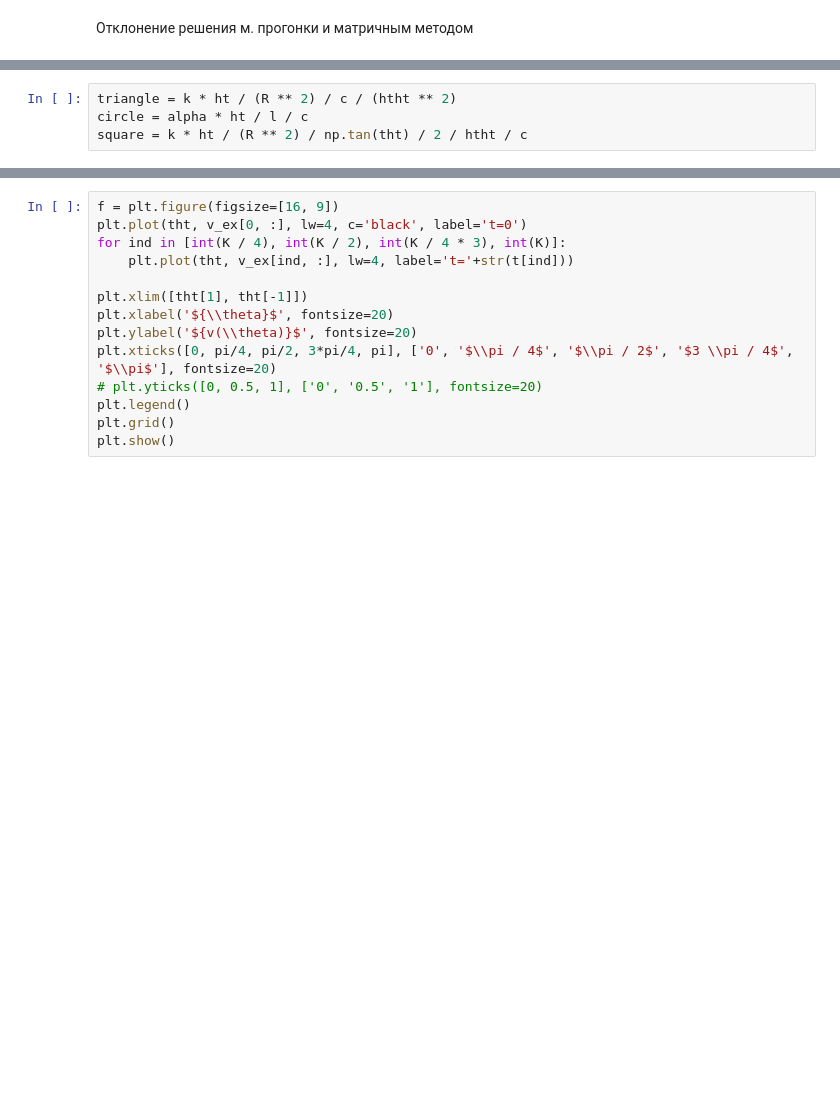
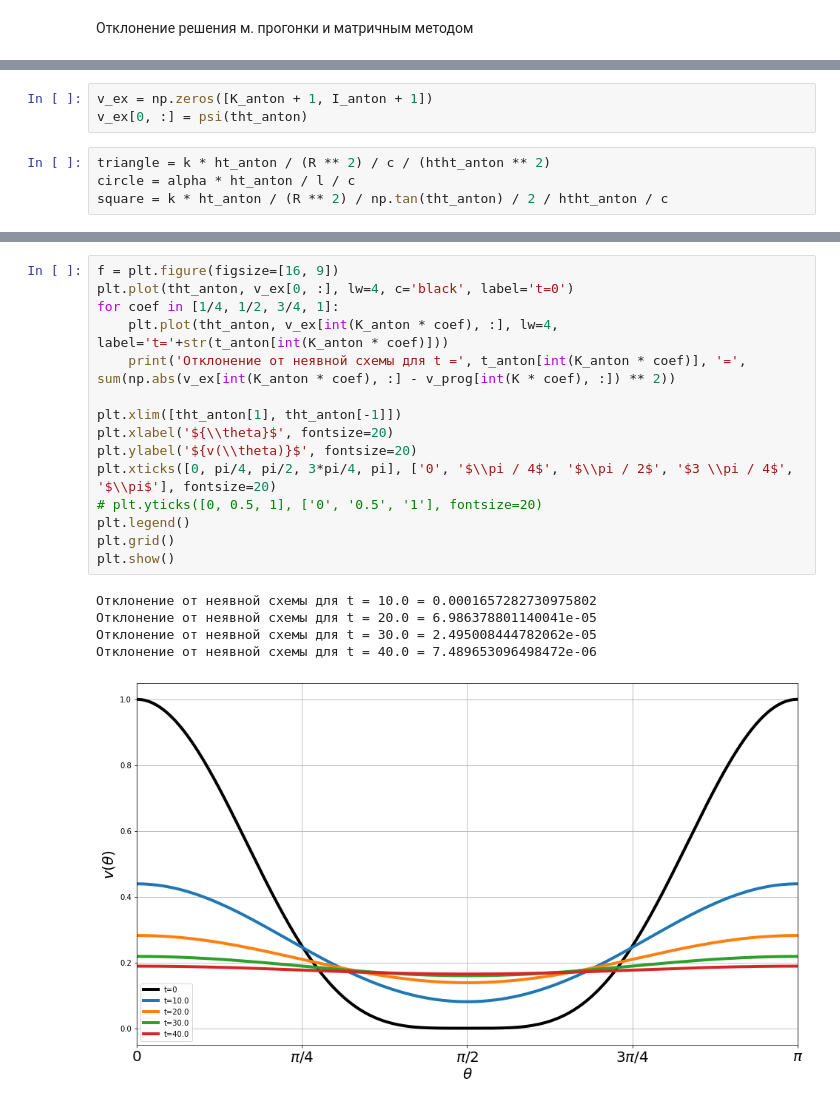
Before and after one commit to ArtemKashapov/NMoMF, a Jupyter notebook: implicit_alg/implicit_algorithm.ipynb, the cells around one changed output, grey strips where cells are left out. Saved outputs shown, nothing was run; the diff lists cells and outputs as text; blank space fills up the shorter version.

```diff
--- a/implicit_alg/implicit_algorithm.ipynb
+++ b/implicit_alg/implicit_algorithm.ipynb
@@ -320,5 +321,8 @@ tht = np.linspace(0.1, pi-0.1, K + 1)
+# %%
+v_ex = np.zeros([K_anton + 1, I_anton + 1])
+v_ex[0, :] = psi(tht_anton)
 # %%
-triangle = k * ht / (R ** 2) / c / (htht ** 2)
-circle = alpha * ht / l / c
-square = k * ht / (R ** 2) / np.tan(tht) / 2 / htht / c
+triangle = k * ht_anton / (R ** 2) / c / (htht_anton ** 2)
+circle = alpha * ht_anton / l / c
+square = k * ht_anton / (R ** 2) / np.tan(tht_anton) / 2 / htht_anton / c
 # %%
@@ -330,16 +338,23 @@ for k_ind in range(1, K + 1):
 # %%
 f = plt.figure(figsize=[16, 9])
-plt.plot(tht, v_ex[0, :], lw=4, c='black', label='t=0')
-for ind in [int(K / 4), int(K / 2), int(K / 4 * 3), int(K)]:
-    plt.plot(tht, v_ex[ind, :], lw=4, label='t='+str(t[ind]))
+plt.plot(tht_anton, v_ex[0, :], lw=4, c='black', label='t=0')
+for coef in [1/4, 1/2, 3/4, 1]:
+    plt.plot(tht_anton, v_ex[int(K_anton * coef), :], lw=4, label='t='+str(t_anton[int(K_anton * coef)]))
+    print('Отклонение от неявной схемы для t =', t_anton[int(K_anton * coef)], '=', sum(np.abs(v_ex[int(K_anton * coef), :] - v_prog[int(K * coef), :]) ** 2))
 
-plt.xlim([tht[1], tht[-1]])
+plt.xlim([tht_anton[1], tht_anton[-1]])
 plt.xlabel('${\\theta}$', fontsize=20)
 plt.ylabel('${v(\\theta)}$', fontsize=20)
 plt.xticks([0, pi/4, pi/2, 3*pi/4, pi], ['0', '$\\pi / 4$', '$\\pi / 2$', '$3 \\pi / 4$', '$\\pi$'], fontsize=20)
 # plt.yticks([0, 0.5, 1], ['0', '0.5', '1'], fontsize=20)
 plt.legend()
 plt.grid()
 plt.show()
+# %% [output]
+Отклонение от неявной схемы для t = 10.0 = 0.0001657282730975802
+Отклонение от неявной схемы для t = 20.0 = 6.986378801140041e-05
+Отклонение от неявной схемы для t = 30.0 = 2.495008444782062e-05
+Отклонение от неявной схемы для t = 40.0 = 7.489653096498472e-06
+[figure, added]
 # %%
 f = plt.figure(figsize=[16, 9])
```
Also changed, not shown: parts of 21 cells of this notebook.
